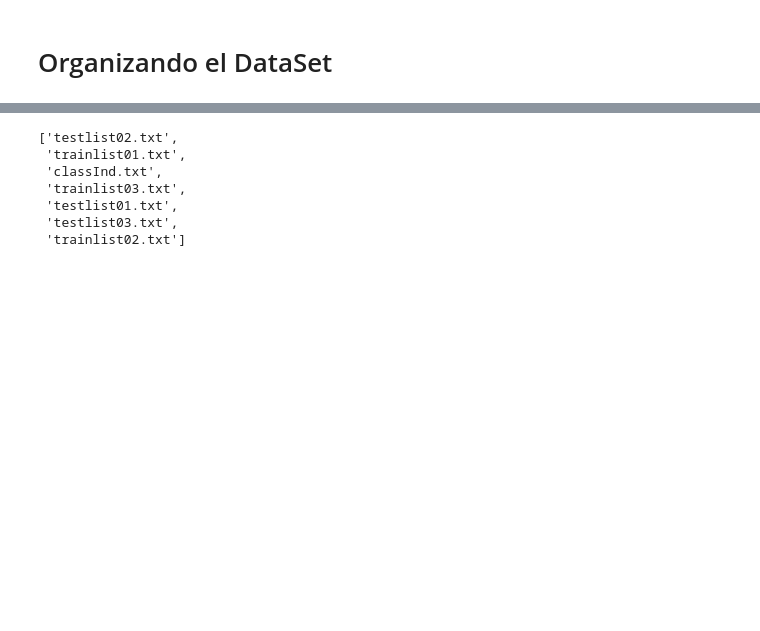
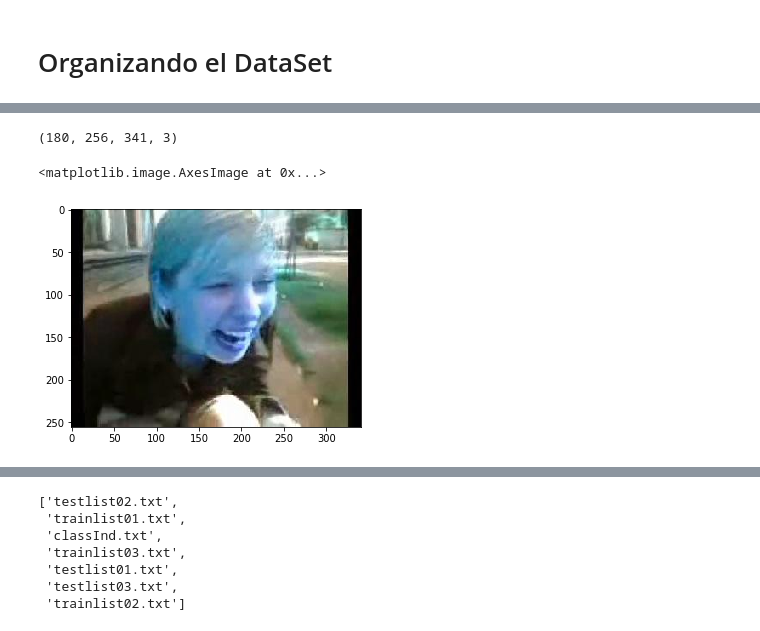
Before and after one commit to JefeLitman/Biv2LabNN, a Jupyter notebook: Datasets_utils/Gestor_Dataset.ipynb, the cells around one changed output, grey strips where cells are left out. Drawn from its saved outputs; the diff is of its cells as text; code cells hidden in the pictures; blank space fills up the shorter version.

Commit message:
VideoDataGenerator v1.6

```diff
--- a/Datasets_utils/Gestor_Dataset.ipynb
+++ b/Datasets_utils/Gestor_Dataset.ipynb
@@ -33,2 +33,2 @@ else:
 # %%
-ds_directory = "/home/jefelitman/DataSets/hmdb51"
+ds_directory = "/home/jefelitman/DataSets/HMDB51/frames/laughing_out_her_brains_laugh_u_cm_np1_fr_med_3"
@@ -34,0 +55,17 @@ ds_directory = "/home/jefelitman/DataSets/hmdb51"
+# %%
+import cv2
+frames = []
+for frame in os.listdir(ds_directory):
+    frames.append(cv2.imread(os.path.join(ds_directory,frame)))
+# %%
+frames = np.r_[frames]
+frames.shape
+# %% [output]
+(180, 256, 341, 3)
+# %%
+%matplotlib inline
+import matplotlib.pyplot as plt
+plt.imshow(frames[0])
+# %% [output]
+<matplotlib.image.AxesImage at 0x...>
+[figure, added]
```
Also changed, not shown: parts of 3 cells of this notebook.
